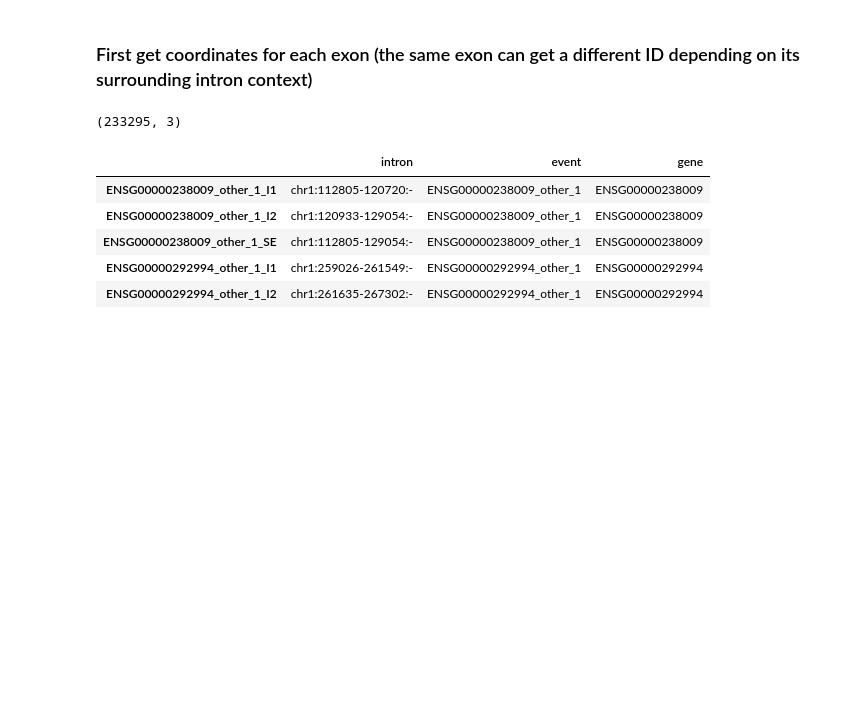
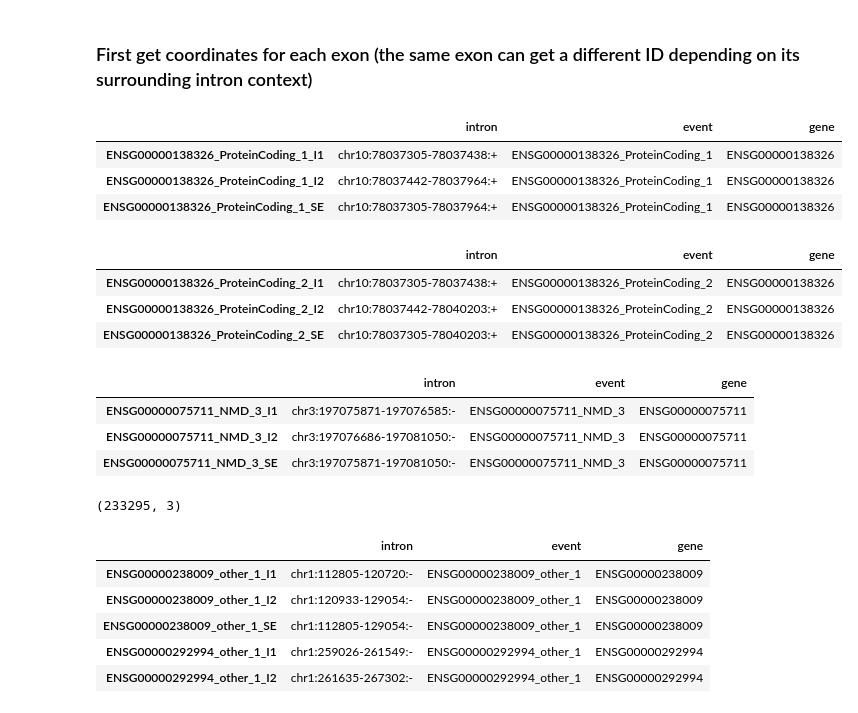
Before and after one commit to reliscu/bulk_splicing_GTEx_cortex, a Jupyter notebook: 26_add_isoform_data.ipynb, the cells around one changed output. Saved outputs shown, nothing was run; the diff lists cells and outputs as text; code cells hidden in the pictures; blank space fills up the shorter version.

```diff
--- a/26_add_isoform_data.ipynb
+++ b/26_add_isoform_data.ipynb
@@ -25,6 +26,29 @@ intron_table_new.head()
 # %%
 intron_file_old = "/mnt/lareaulab/reliscu/data/GENCODE/GRCh38/psix_annotation/intron_file.tab.gz"
 intron_table_old = pd.read_csv(intron_file_old, sep='\t', index_col=0)
+# %%
+intron_table_old[intron_table_old.index.str.contains("ENSG00000138326_ProteinCoding_1")]
+# %% [output]
+|  | intron | event | gene |
+| ENSG00000138326_ProteinCoding_1_I1 | chr10:78037305-78037438:+ | ENSG00000138326_ProteinCoding_1 | ENSG00000138326 |
+| ENSG00000138326_ProteinCoding_1_I2 | chr10:78037442-78037964:+ | ENSG00000138326_ProteinCoding_1 | ENSG00000138326 |
+| ENSG00000138326_ProteinCoding_1_SE | chr10:78037305-78037964:+ | ENSG00000138326_ProteinCoding_1 | ENSG00000138326 |
+# %%
+intron_table_old[intron_table_old.index.str.contains("ENSG00000138326_ProteinCoding_2")]
+# %% [output]
+|  | intron | event | gene |
+| ENSG00000138326_ProteinCoding_2_I1 | chr10:78037305-78037438:+ | ENSG00000138326_ProteinCoding_2 | ENSG00000138326 |
+| ENSG00000138326_ProteinCoding_2_I2 | chr10:78037442-78040203:+ | ENSG00000138326_ProteinCoding_2 | ENSG00000138326 |
+| ENSG00000138326_ProteinCoding_2_SE | chr10:78037305-78040203:+ | ENSG00000138326_ProteinCoding_2 | ENSG00000138326 |
+# %%
+"ENSG00000075711_NMD_3"
+
+intron_table_old[intron_table_old.index.str.contains("ENSG00000075711_NMD_3")]
+# %% [output]
+|  | intron | event | gene |
+| ENSG00000075711_NMD_3_I1 | chr3:197075871-197076585:- | ENSG00000075711_NMD_3 | ENSG00000075711 |
+| ENSG00000075711_NMD_3_I2 | chr3:197076686-197081050:- | ENSG00000075711_NMD_3 | ENSG00000075711 |
+| ENSG00000075711_NMD_3_SE | chr3:197075871-197081050:- | ENSG00000075711_NMD_3 | ENSG00000075711 |
 # %%
 intron_table_old.shape
 # %% [output]
```
Also changed, not shown: parts of 4 cells of this notebook, 3 other files.
